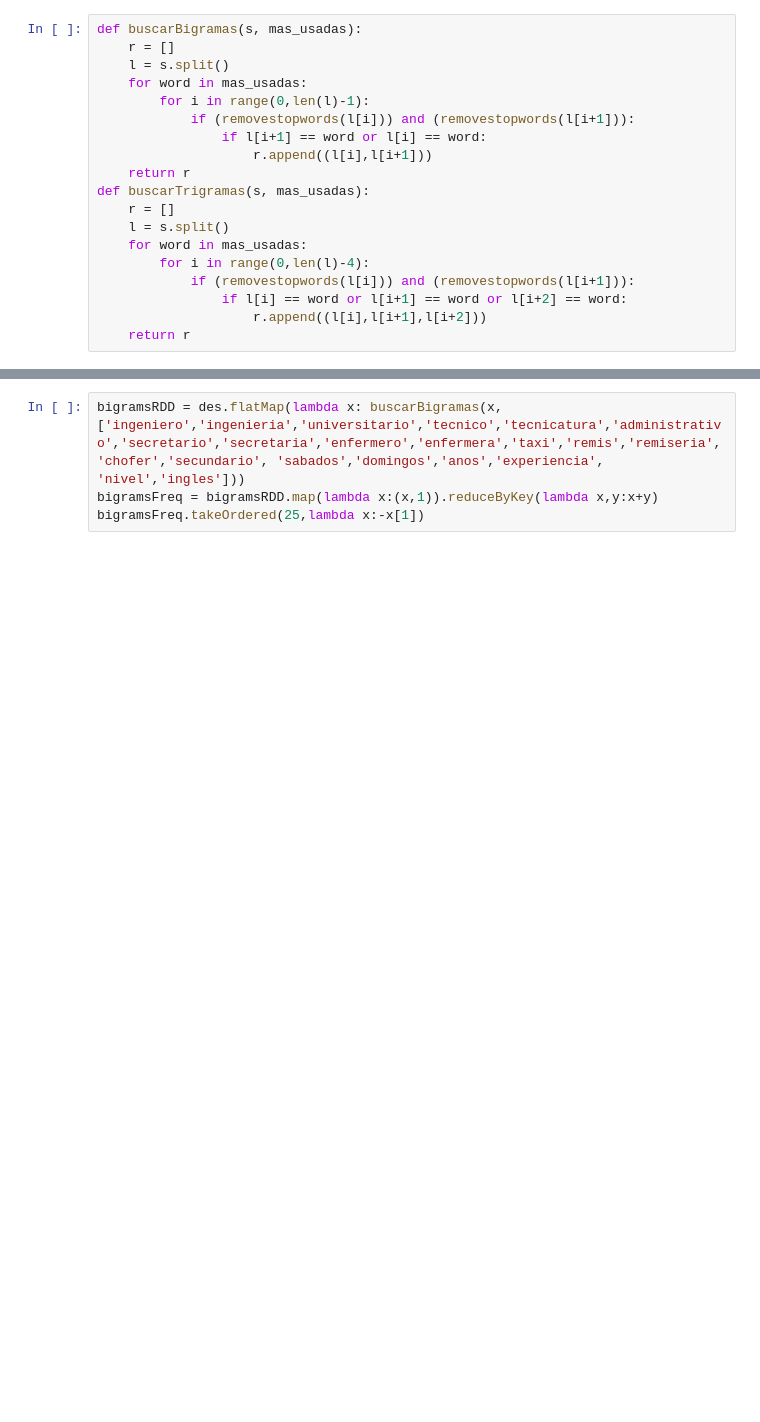
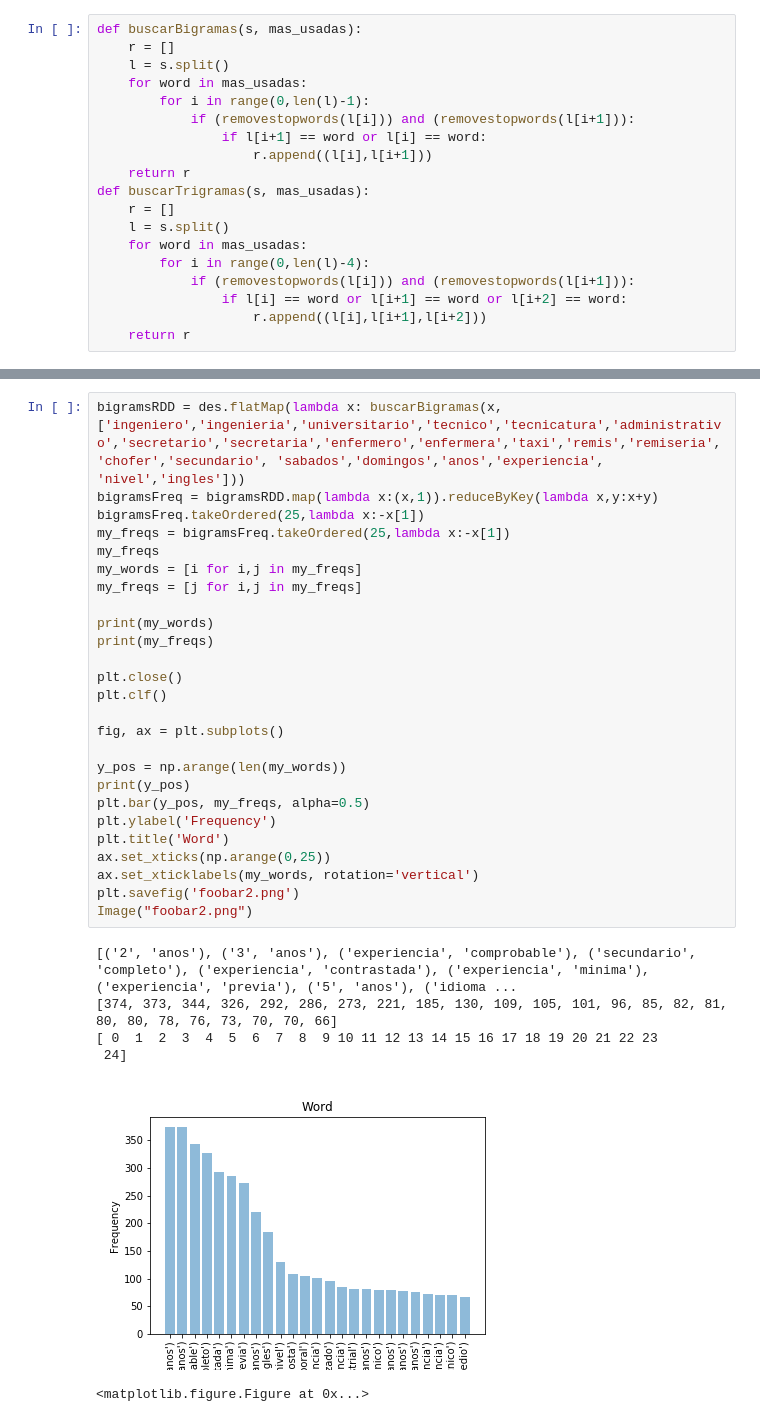
Before and after one commit to fcavazzoli/DatosTP, a Jupyter notebook: TP1 - Spark.ipynb, the cells around one changed output, grey strips where cells are left out. Drawn from its saved outputs; the diff is of its cells as text; blank space fills up the shorter version.

```diff
--- a/TP1 - Spark.ipynb
+++ b/TP1 - Spark.ipynb
@@ -132,4 +191,33 @@ trigramsFreq.takeOrdered(25,lambda x:-x[1])
 # %%
 bigramsRDD = des.flatMap(lambda x: buscarBigramas(x,['ingeniero','ingenieria','universitario','tecnico','tecnicatura','administrativo','secretario','secretaria','enfermero','enfermera','taxi','remis','remiseria','chofer','secundario', 'sabados','domingos','anos','experiencia', 'nivel','ingles']))
 bigramsFreq = bigramsRDD.map(lambda x:(x,1)).reduceByKey(lambda x,y:x+y)
 bigramsFreq.takeOrdered(25,lambda x:-x[1])
+my_freqs = bigramsFreq.takeOrdered(25,lambda x:-x[1])
+my_freqs
+my_words = [i for i,j in my_freqs]
+my_freqs = [j for i,j in my_freqs]
+
+print(my_words)
+print(my_freqs)
+
+plt.close()
+plt.clf()
+
+fig, ax = plt.subplots()
+
+y_pos = np.arange(len(my_words))
+print(y_pos)
+plt.bar(y_pos, my_freqs, alpha=0.5)
+plt.ylabel('Frequency')
+plt.title('Word')
+ax.set_xticks(np.arange(0,25))
+ax.set_xticklabels(my_words, rotation='vertical')
+plt.savefig('foobar2.png')
+Image("foobar2.png")
+# %% [output]
+[('2', 'anos'), ('3', 'anos'), ('experiencia', 'comprobable'), ('secundario', 'completo'), ('experiencia', 'contrastada'), ('experiencia', 'minima'), ('experiencia', 'previa'), ('5', 'anos'), ('idioma ...
+[374, 373, 344, 326, 292, 286, 273, 221, 185, 130, 109, 105, 101, 96, 85, 82, 81, 80, 80, 78, 76, 73, 70, 70, 66]
+[ 0  1  2  3  4  5  6  7  8  9 10 11 12 13 14 15 16 17 18 19 20 21 22 23
+ 24]
+[figure, added]
+<matplotlib.figure.Figure at 0x...>
```
Also changed, not shown: parts of 6 cells of this notebook, 2 other files.
